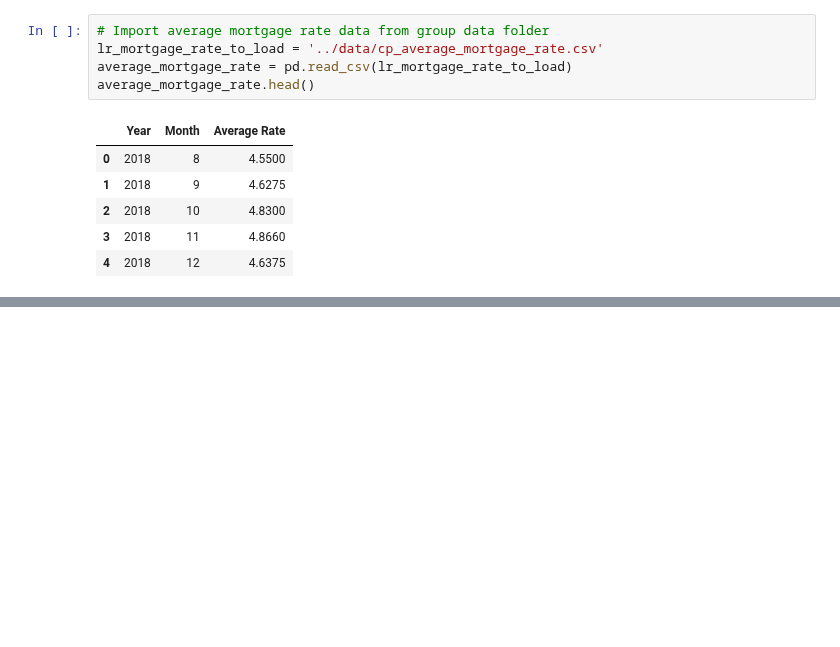
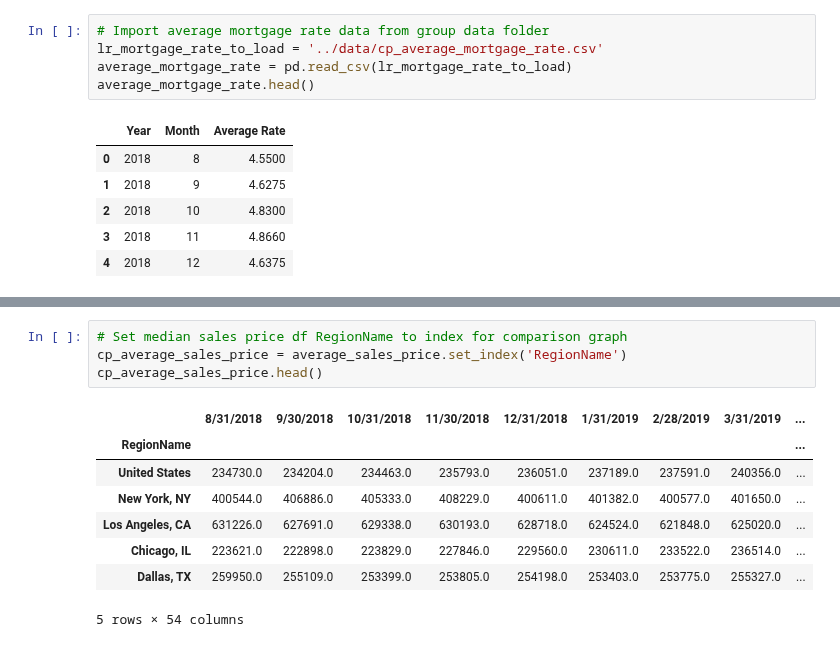
Before and after one commit to ceramicbull/Project-1-Repo, a Jupyter notebook: leighas_analysis/Project_One.ipynb, the cells around one changed output, grey strips where cells are left out. Cells and saved outputs as stored; diff of their text form; blank space fills up the shorter version.

```diff
--- a/leighas_analysis/Project_One.ipynb
+++ b/leighas_analysis/Project_One.ipynb
@@ -156 +173,14 @@ plt.show()
+# %%
+# Set median sales price df RegionName to index for comparison graph
+cp_average_sales_price = average_sales_price.set_index('RegionName')
+cp_average_sales_price.head()
+# %% [output]
+|  | 8/31/2018 | 9/30/2018 | 10/31/2018 | 11/30/2018 | 12/31/2018 | 1/31/2019 | 2/28/2019 | 3/31/2019 | ... |
+| RegionName |  |  |  |  |  |  |  |  | ... |
+| United States | 234730.0 | 234204.0 | 234463.0 | 235793.0 | 236051.0 | 237189.0 | 237591.0 | 240356.0 | ... |
+| New York, NY | 400544.0 | 406886.0 | 405333.0 | 408229.0 | 400611.0 | 401382.0 | 400577.0 | 401650.0 | ... |
+| Los Angeles, CA | 631226.0 | 627691.0 | 629338.0 | 630193.0 | 628718.0 | 624524.0 | 621848.0 | 625020.0 | ... |
+| Chicago, IL | 223621.0 | 222898.0 | 223829.0 | 227846.0 | 229560.0 | 230611.0 | 233522.0 | 236514.0 | ... |
+| Dallas, TX | 259950.0 | 255109.0 | 253399.0 | 253805.0 | 254198.0 | 253403.0 | 253775.0 | 255327.0 | ... |
+5 rows × 54 columns
 # %%
```
Also changed, not shown: parts of 11 cells of this notebook, 7 other files.
